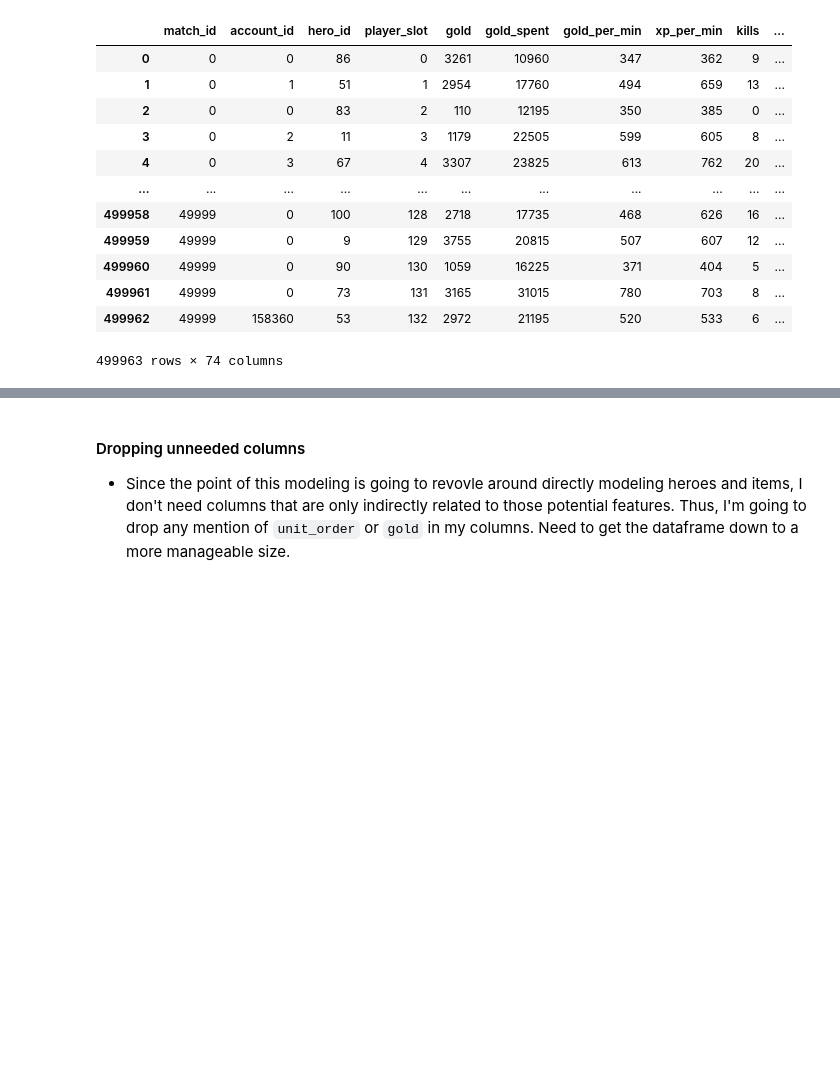
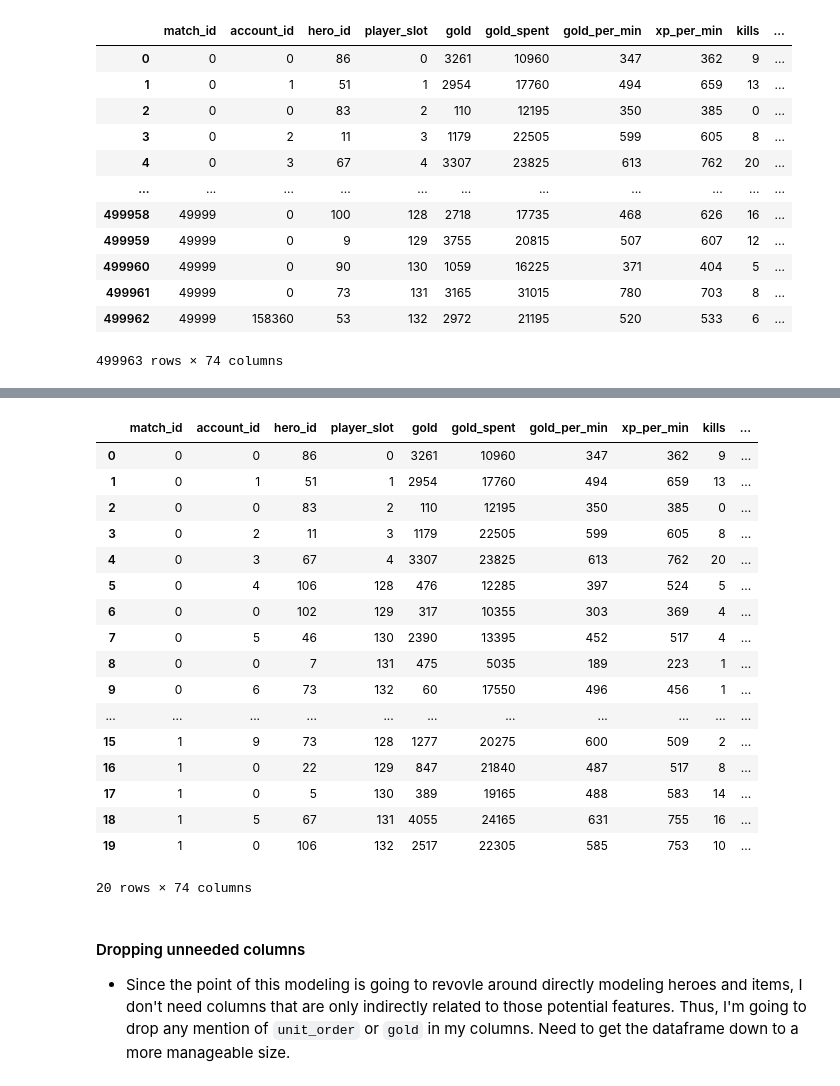
Before and after one commit to lukewbecker/dota-match-predictions, a Jupyter notebook: mvp.ipynb, the cells around one changed output, grey strips where cells are left out. Saved outputs shown, nothing was run; the diff lists cells and outputs as text; code cells hidden in the pictures; blank space fills up the shorter version.

```diff
--- a/mvp.ipynb
+++ b/mvp.ipynb
@@ -151,0 +205,21 @@ player_heroes[player_heroes.hero_id != 0]
+# %%
+player_heroes.head(20)
+# %% [output]
+|  | match_id | account_id | hero_id | player_slot | gold | gold_spent | gold_per_min | xp_per_min | kills | ... |
+| 0 | 0 | 0 | 86 | 0 | 3261 | 10960 | 347 | 362 | 9 | ... |
+| 1 | 0 | 1 | 51 | 1 | 2954 | 17760 | 494 | 659 | 13 | ... |
+| 2 | 0 | 0 | 83 | 2 | 110 | 12195 | 350 | 385 | 0 | ... |
+| 3 | 0 | 2 | 11 | 3 | 1179 | 22505 | 599 | 605 | 8 | ... |
+| 4 | 0 | 3 | 67 | 4 | 3307 | 23825 | 613 | 762 | 20 | ... |
+| 5 | 0 | 4 | 106 | 128 | 476 | 12285 | 397 | 524 | 5 | ... |
+| 6 | 0 | 0 | 102 | 129 | 317 | 10355 | 303 | 369 | 4 | ... |
+| 7 | 0 | 5 | 46 | 130 | 2390 | 13395 | 452 | 517 | 4 | ... |
+| 8 | 0 | 0 | 7 | 131 | 475 | 5035 | 189 | 223 | 1 | ... |
+| 9 | 0 | 6 | 73 | 132 | 60 | 17550 | 496 | 456 | 1 | ... |
+| ... | ... | ... | ... | ... | ... | ... | ... | ... | ... | ... |
+| 15 | 1 | 9 | 73 | 128 | 1277 | 20275 | 600 | 509 | 2 | ... |
+| 16 | 1 | 0 | 22 | 129 | 847 | 21840 | 487 | 517 | 8 | ... |
+| 17 | 1 | 0 | 5 | 130 | 389 | 19165 | 488 | 583 | 14 | ... |
+| 18 | 1 | 5 | 67 | 131 | 4055 | 24165 | 631 | 755 | 16 | ... |
+| 19 | 1 | 0 | 106 | 132 | 2517 | 22305 | 585 | 753 | 10 | ... |
+20 rows × 74 columns
```
Also changed, not shown: parts of 47 cells of this notebook.
